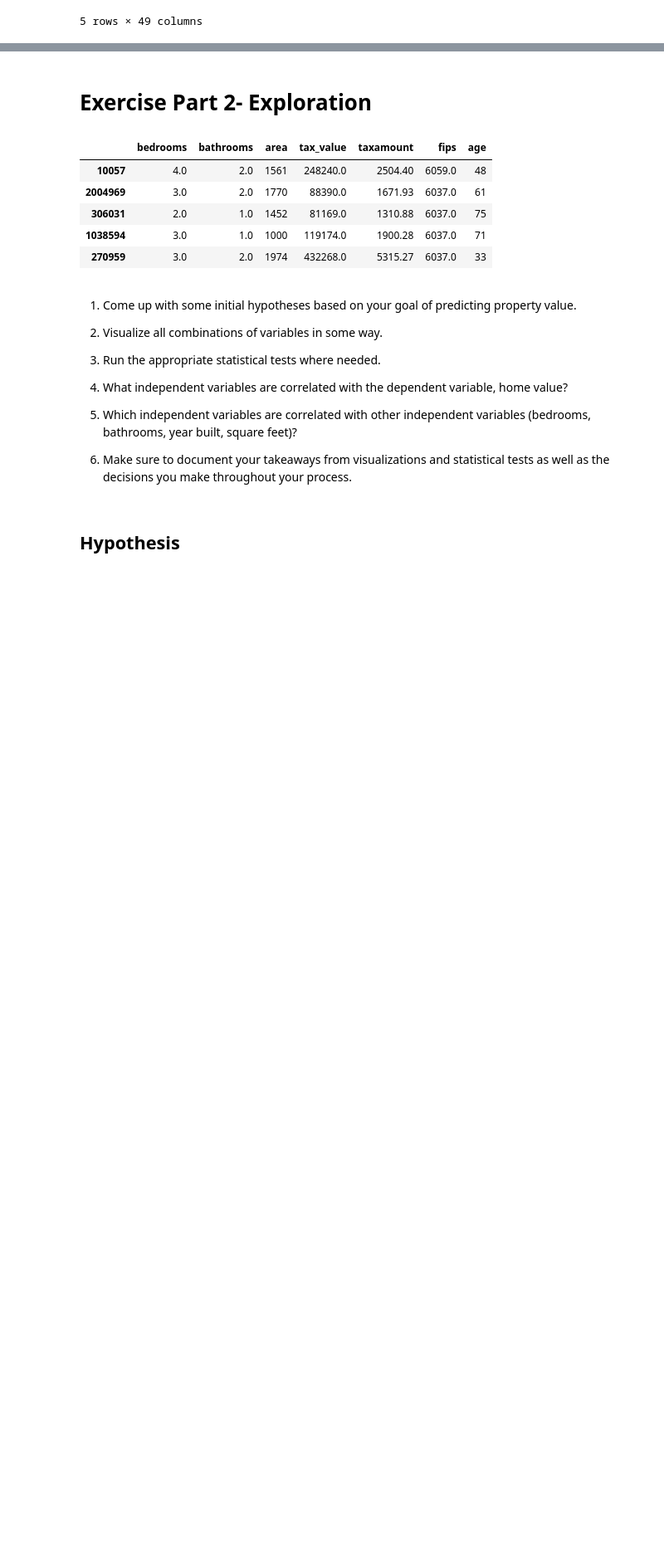
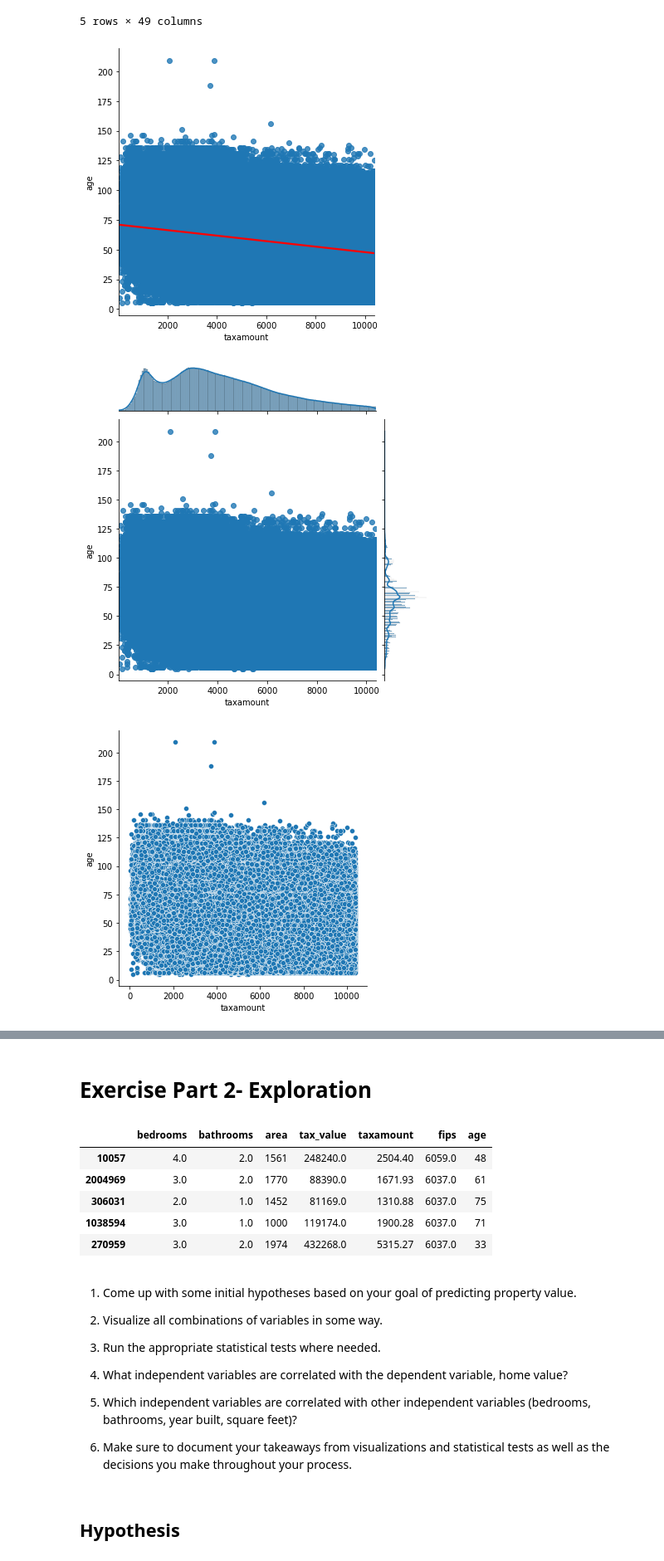
Before and after one commit to PGuajardo/regression-exercises, a Jupyter notebook: explore.ipynb, the cells around one changed output, grey strips where cells are left out. Shown at 83% size. Drawn from its saved outputs; the diff is of its cells as text; code cells hidden in the pictures; blank space fills up the shorter version.

Commit message:
Updated explore .ipynb file/ UPdated explore .py file/ UPdated mall_customers_data .ipynb file

```diff
--- a/explore.ipynb
+++ b/explore.ipynb
@@ -78,14 +78,13 @@ train.head()
 | 3651 | 9496-IVVRP | Female | 0 | Yes | Yes | 11 | Yes | No | ... |
 5 rows × 49 columns
 # %%
-def plot_categorical_and_continuous_vars(df):
+def plot_categorical_and_continuous_vars(df, x_var, list_of_features):
     #the name of the columns that hold the continuous and categorical features and outputs 3 different plots
     #for visualizing a categorical variable and a continuous variable
-    con_cat_features = df[['age', 'area', 'bedrooms', 'bathrooms']]
 
-    for i, col in enumerate(con_cat_features):
+    for i, col in enumerate(list_of_features):
         # i starts at 0, but plot should start at 1
-        plot_number = i + 1
+        #plot_number = i + 1
 
         # Create subplot.
         #plt.subplot(1, len(con_cat_features), plot_number)
@@ -94,12 +93,12 @@ def plot_categorical_and_continuous_vars(df):
         #plt.title(col)
 
         # Scatter Plot
-        sns.lmplot(x= 'taxamount', y= col, data=train, line_kws={'color': 'red'})
+        sns.lmplot(x= x_var, y= col, data=df, line_kws={'color': 'red'})
 
         # Joint Plot
-        sns.jointplot(x= 'taxamount', y= col , data = train, kind='reg')
+        sns.jointplot(x= x_var, y= col , data = df, kind='reg')
 
-        sns.relplot(x = 'taxamount', y = col, data = train, kind='scatter')
+        sns.relplot(x = x_var, y = col, data = df, kind='scatter')
         # Hide gridlines.
         plt.grid(False)
 
@@ -110,2 +111,6 @@ def plot_categorical_and_continuous_vars(df):
 # %%
-plot_categorical_and_continuous_vars(train)
+plot_categorical_and_continuous_vars(train, taxamount, con_cat_features)
+# %% [output]
+[figure, added]
+[figure, added]
+[figure, added]
```
Also changed, not shown: parts of 2 cells of this notebook, 2 other files.
